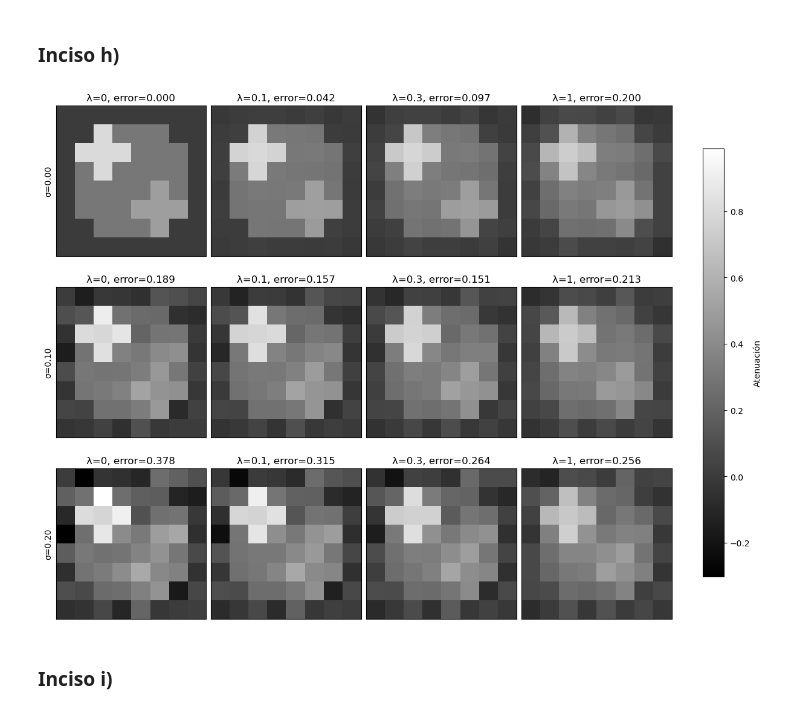
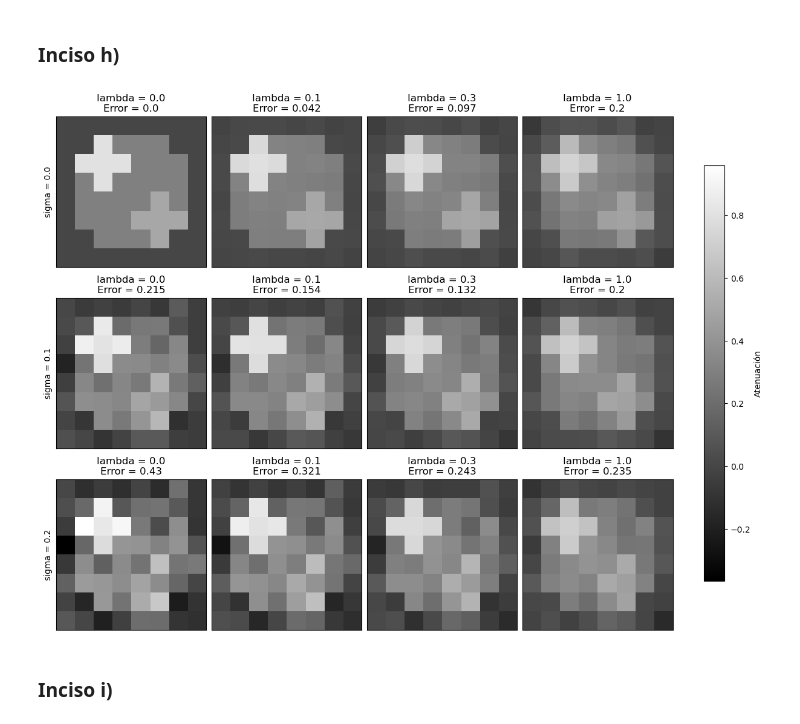
Before and after one commit to fededelcuadro/proyecto-tomografia-metodos, a Jupyter notebook: ejercicio_9.ipynb, the cells around one changed output. Cells and saved outputs as stored; diff of their text form; code cells hidden in the pictures.

```diff
--- a/ejercicio_9.ipynb
+++ b/ejercicio_9.ipynb
@@ -134,8 +149,13 @@ puede reducir ruido y también borrar bordes reales.
 # %% [markdown]
 ### Inciso d)
 # %%
+# Calculamos las mediciones sin ruido a partir del fantoma.
 b7 = A7 @ x_fantoma
-rng = np.random.default_rng(2026)
+
+# La semilla 67 permite repetir el mismo ruido que usamos en el ejercicio 6.
+rng = np.random.default_rng(67)
 z = rng.standard_normal(b7.size)
+
+# Esta escala adapta la intensidad del ruido al tamaño de las mediciones.
 escala = np.sqrt(np.mean(b7**2))
 # %%
@@ -285,22 +359,45 @@ plt.show()
 # %% [markdown]
 ### Inciso h)
 # %%
-vmin = min(0.0, min(r["x"].min() for r in resultados.values()))
-vmax = max(X_fantoma.max(), max(r["x"].max() for r in resultados.values()))
+# Buscamos el menor y el mayor valor para usar la misma escala de grises en todas las imágenes.
+vmin = 0.0
+vmax = np.max(X_fantoma)
+
+for sigma in sigmas:
+    for lam in lambdas:
+        x = resultados[sigma, lam]["x"]
+        vmin = min(vmin, np.min(x))
+        vmax = max(vmax, np.max(x))
+
+# Cada fila corresponde a un nivel de ruido y cada columna a un valor de lambda.
 fig, axs = plt.subplots(len(sigmas), len(lambdas), figsize=(12, 9), layout="constrained")
-for i, sigma in enumerate(sigmas):
-    for j, lam in enumerate(lambdas):
+
+for i in range(len(sigmas)):
+    sigma = sigmas[i]
+    for j in range(len(lambdas)):
+        lam = lambdas[j]
+
+        # Recuperamos la reconstrucción y el último error relativo guardado.
         resultado = resultados[sigma, lam]
-        im = axs[i, j].imshow(resultado["x"].reshape(n, n), cmap="gray", vmin=vmin, vmax=vmax)
-        axs[i, j].set_title(f"λ={lam:g}, error={resultado['errores'][-1]:.3f}")
+        imagen = resultado["x"].reshape(n, n)
+        error = resultado["errores"][-1]
+
+        # Mostramos la imagen e indicamos lambda y el error redondeado a tres decimales.
+        axs[i, j].imshow(imagen, cmap="gray", vmin=vmin, vmax=vmax)
+        titulo = "lambda = " + str(lam) + "\nError = " + str(round(error, 3))
+        axs[i, j].set_title(titulo)
         axs[i, j].set_xticks([])
         axs[i, j].set_yticks([])
+
+        # Escribimos sigma solo en la primera columna para identificar cada fila.
         if j == 0:
-            axs[i, j].set_ylabel(f"σ={sigma:.2f}")
+            axs[i, j].set_ylabel("sigma = " + str(sigma))
+
+# Agregamos una barra de color común a partir de la primera imagen.
 fig.colorbar(axs[0, 0].images[0], ax=axs, label="Atenuación", shrink=0.8)
 plt.show()
 # %% [output]
-[figure, old version]
+[figure, new version]
 # %% [markdown]
 ### Inciso i)
 # %%
```
Also changed, not shown: parts of 9 cells of this notebook.
